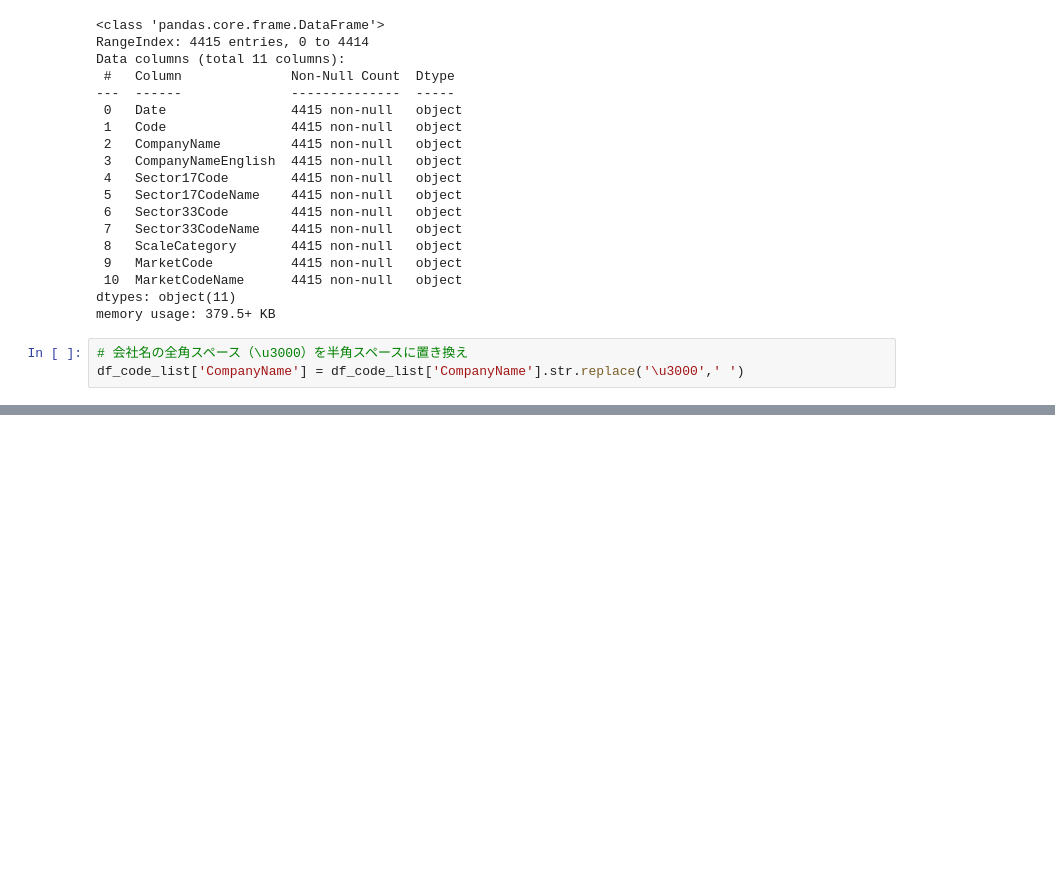
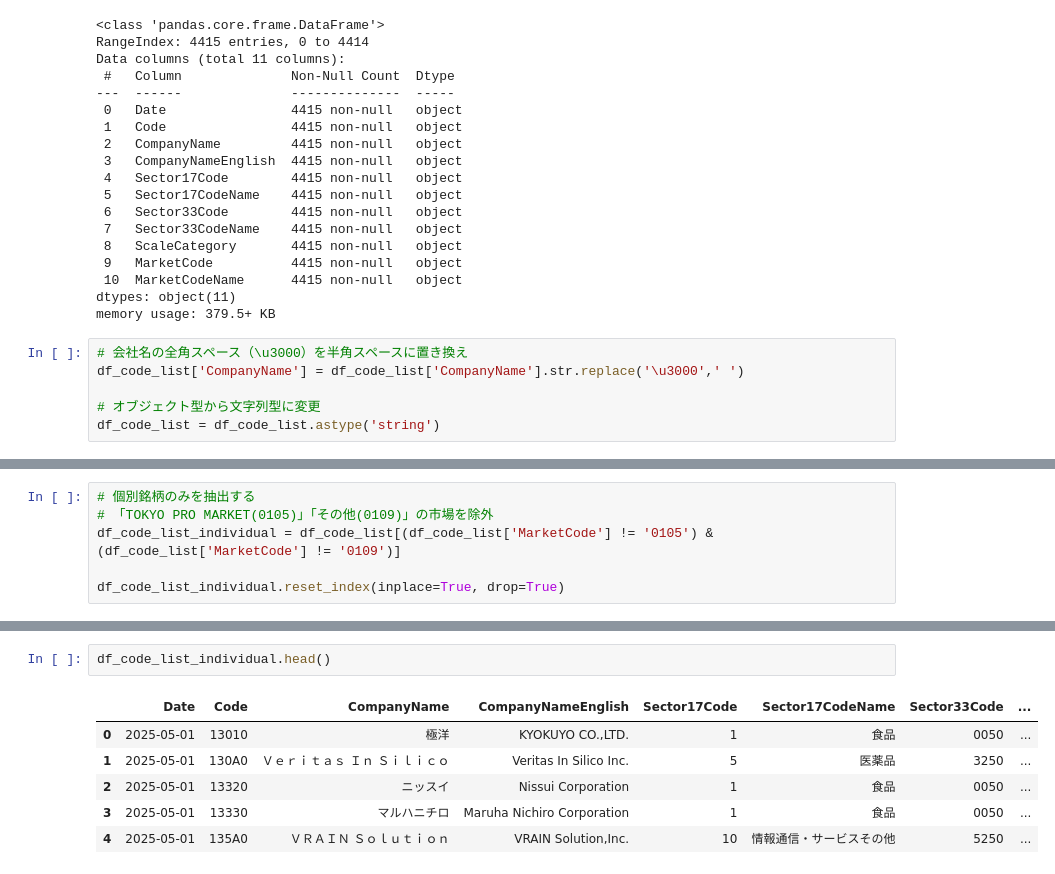
Before and after one commit to yamayama3689/finance, a Jupyter notebook: 株式情報取得.ipynb, the cells around one changed output, grey strips where cells are left out. Drawn from its saved outputs; the diff is of its cells as text; blank space fills up the shorter version.

```diff
--- a/株式情報取得.ipynb
+++ b/株式情報取得.ipynb
@@ -103,3 +84,6 @@ memory usage: 379.5+ KB
 # %%
 # 会社名の全角スペース（\u3000）を半角スペースに置き換え
 df_code_list['CompanyName'] = df_code_list['CompanyName'].str.replace('\u3000',' ')
+
+# オブジェクト型から文字列型に変更
+df_code_list = df_code_list.astype('string')
@@ -109 +90,7 @@ df_code_list_prime = df_code_list[(df_code_list['MarketCode'] == '0111')]
+# %%
+# 個別銘柄のみを抽出する
+# 「TOKYO PRO MARKET(0105)」「その他(0109)」の市場を除外
+df_code_list_individual = df_code_list[(df_code_list['MarketCode'] != '0105') & (df_code_list['MarketCode'] != '0109')]
+
+df_code_list_individual.reset_index(inplace=True, drop=True)
 # %%
@@ -145,0 +117,9 @@ df_code_list_prime
+# %%
+df_code_list_individual.head()
+# %% [output]
+|  | Date | Code | CompanyName | CompanyNameEnglish | Sector17Code | Sector17CodeName | Sector33Code | ... |
+| 0 | 2025-05-01 | 13010 | 極洋 | KYOKUYO CO.,LTD. | 1 | 食品 | 0050 | ... |
+| 1 | 2025-05-01 | 130A0 | Ｖｅｒｉｔａｓ Ｉｎ Ｓｉｌｉｃｏ | Veritas In Silico Inc. | 5 | 医薬品 | 3250 | ... |
+| 2 | 2025-05-01 | 13320 | ニッスイ | Nissui Corporation | 1 | 食品 | 0050 | ... |
+| 3 | 2025-05-01 | 13330 | マルハニチロ | Maruha Nichiro Corporation | 1 | 食品 | 0050 | ... |
+| 4 | 2025-05-01 | 135A0 | ＶＲＡＩＮ Ｓｏｌｕｔｉｏｎ | VRAIN Solution,Inc. | 10 | 情報通信・サービスその他 | 5250 | ... |
```
Also changed, not shown: parts of 8 cells of this notebook.
